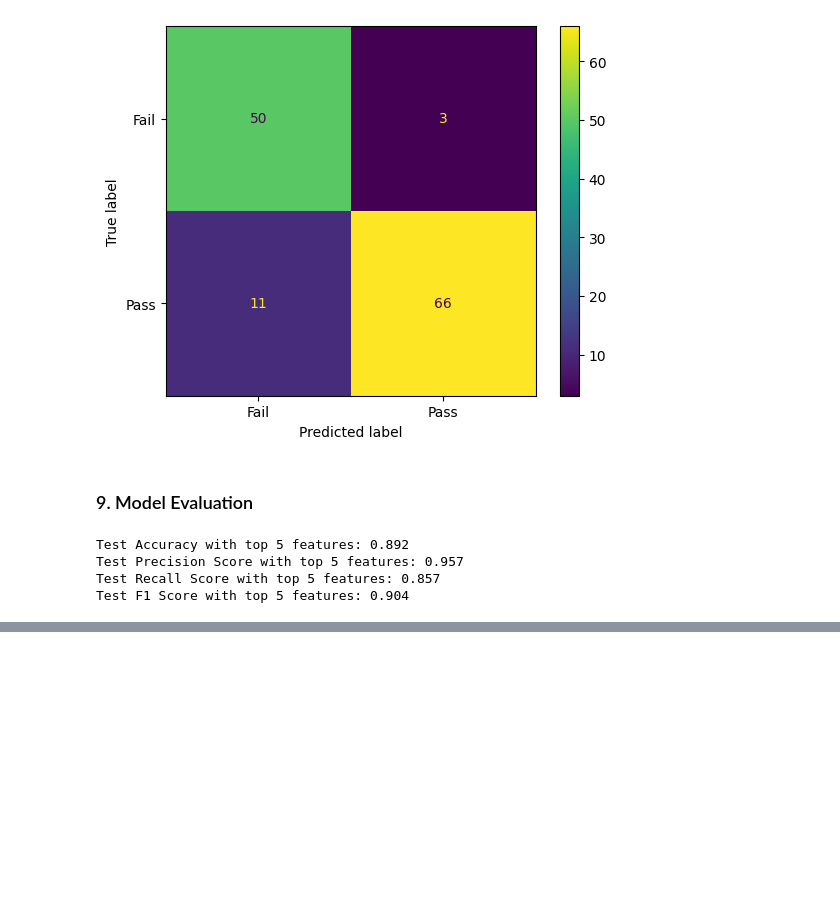
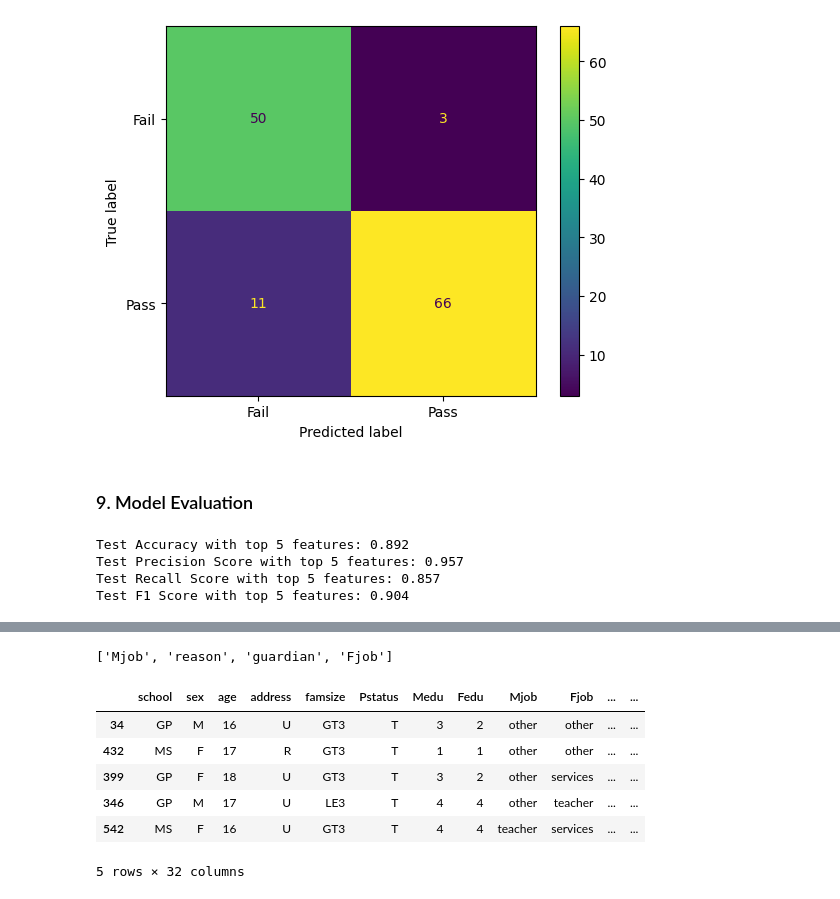
Before and after one commit to LuluW8071/Data-Science, a Jupyter notebook: 02_Machine_Learning/01_Classification/02_Binary_Classification.ipynb, the cells around one changed output, grey strips where cells are left out. Drawn from its saved outputs; the diff is of its cells as text; code cells hidden in the pictures; blank space fills up the shorter version.

```diff
--- a/02_Machine_Learning/01_Classification/02_Binary_Classification.ipynb
+++ b/02_Machine_Learning/01_Classification/02_Binary_Classification.ipynb
@@ -358,0 +448,16 @@ Test F1 Score with top 5 features: 0.904
+# %%
+# Include only those nominal categories which are not listed in binary categories
+nominal_columns_binary_excluded = list(set(nominal_columns) - set(binary_columns))
+nominal_columns_binary_excluded
+# %% [output]
+['Mjob', 'reason', 'guardian', 'Fjob']
+# %%
+X_train.head()
+# %% [output]
+|  | school | sex | age | address | famsize | Pstatus | Medu | Fedu | Mjob | Fjob | ... | ... |
+| 34 | GP | M | 16 | U | GT3 | T | 3 | 2 | other | other | ... | ... |
+| 432 | MS | F | 17 | R | GT3 | T | 1 | 1 | other | other | ... | ... |
+| 399 | GP | F | 18 | U | GT3 | T | 3 | 2 | other | services | ... | ... |
+| 346 | GP | M | 17 | U | LE3 | T | 4 | 4 | other | teacher | ... | ... |
+| 542 | MS | F | 16 | U | GT3 | T | 4 | 4 | teacher | services | ... | ... |
+5 rows × 32 columns
```
Also changed, not shown: parts of 23 cells of this notebook.
